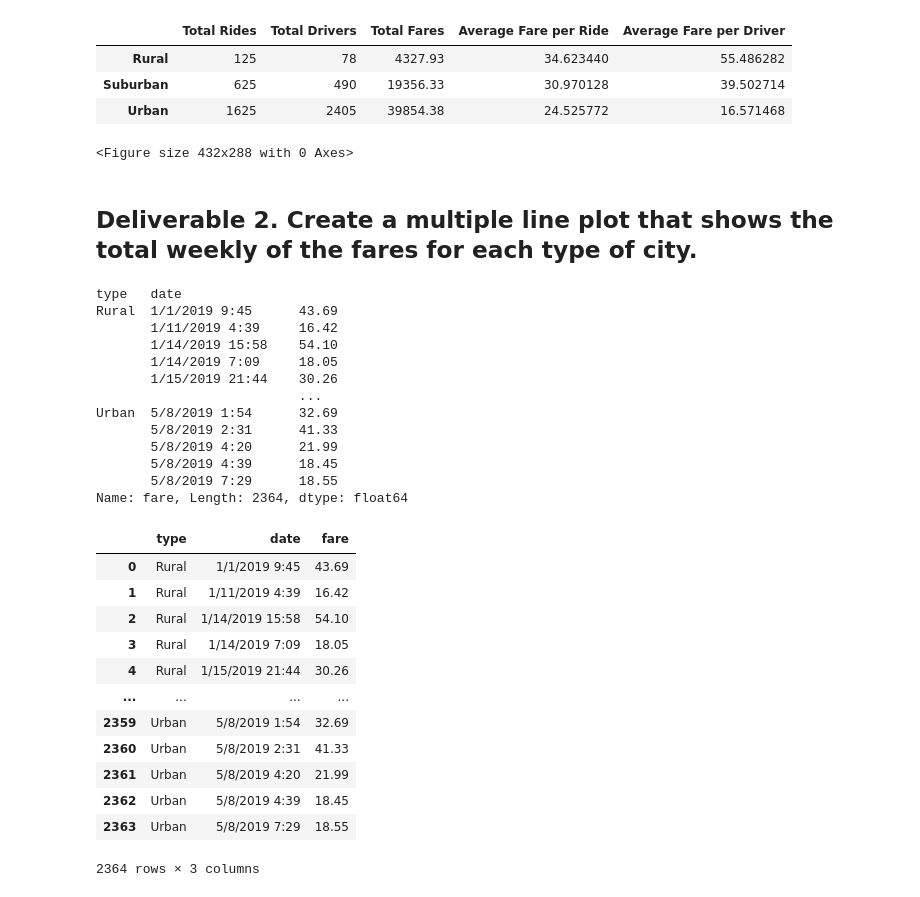
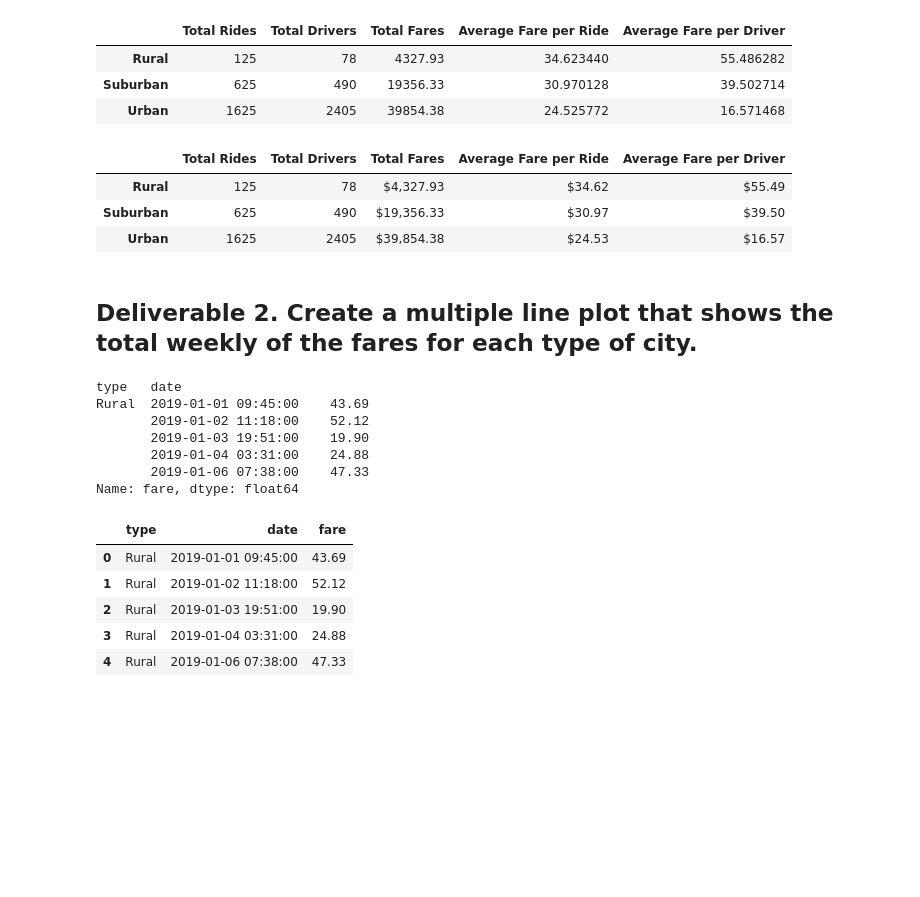
Before and after one commit to rhutDU18/PyBer_Analysis, a Jupyter notebook: Pyber_Challange/PyBer_Challenge_starter_code.ipynb, the cells around one changed output. Drawn from its saved outputs; the diff is of its cells as text; code cells hidden in the pictures; blank space fills up the shorter version.

```diff
--- a/Pyber_Challange/PyBer_Challenge_starter_code.ipynb
+++ b/Pyber_Challange/PyBer_Challenge_starter_code.ipynb
@@ -24,8 +33,8 @@ ride_data_df = pd.read_csv(ride_data_to_load)
 # Combine the data into a single dataset
 pyber_data_df = pd.merge(ride_data_df, city_data_df, how="left", on=["city", "city"])
 
-
-
+#format the date
+pyber_data_df["date"] = pd.to_datetime(pyber_data_df["date"])
 
 # Display the data table for preview
 pyber_data_df.head(100)
@@ -154,13 +163,12 @@ pyber_summary_df
 pyber_summary_df["Average Fare per Driver"] = pyber_summary_df["Average Fare per Driver"].map("${:,.2f}".format)
 pyber_summary_df
 
-
-
-plt.savefig("C:/Users/rhutc/OneDrive/Desktop/DU_Class_Folder/PyBer_Analysis/Analysis/Pyber_fare_summary_df.png")
-
-plt.show()
+pyber_summary_df.head()
 # %% [output]
-<Figure size 432x288 with 0 Axes>
+|  | Total Rides | Total Drivers | Total Fares | Average Fare per Ride | Average Fare per Driver |
+| Rural | 125 | 78 | $4,327.93 | $34.62 | $55.49 |
+| Suburban | 625 | 490 | $19,356.33 | $30.97 | $39.50 |
+| Urban | 1625 | 2405 | $39,854.38 | $24.53 | $16.57 |
 # %% [markdown]
 ## Deliverable 2.  Create a multiple line plot that shows the total weekly of the fares for each type of city.
 # %%
@@ -173,41 +181,28 @@ plt.show()
 #  for each date where the indices are the city type and date.
 
 total_weekly_fares_new_df = pyber_data_df.groupby(["type","date"]).sum()["fare"]
-total_weekly_fares_new_df
+total_weekly_fares_new_df.head()
 # %% [output]
 type   date
-Rural  1/1/2019 9:45      43.69
-       1/11/2019 4:39     16.42
-       1/14/2019 15:58    54.10
-       1/14/2019 7:09     18.05
-       1/15/2019 21:44    30.26
-                          ...
-Urban  5/8/2019 1:54      32.69
-       5/8/2019 2:31      41.33
-       5/8/2019 4:20      21.99
-       5/8/2019 4:39      18.45
-       5/8/2019 7:29      18.55
-Name: fare, Length: 2364, dtype: float64
+Rural  2019-01-01 09:45:00    43.69
+       2019-01-02 11:18:00    52.12
+       2019-01-03 19:51:00    19.90
+       2019-01-04 03:31:00    24.88
+       2019-01-06 07:38:00    47.33
+Name: fare, dtype: float64
 # %%
 # 3. Reset the index on the DataFrame you created in #1. This is needed to use the 'pivot()' function.
 
 
 total_weekly_fares_new_df = total_weekly_fares_new_df.reset_index()
-total_weekly_fares_new_df
+total_weekly_fares_new_df.head()
 # %% [output]
 |  | type | date | fare |
-| 0 | Rural | 1/1/2019 9:45 | 43.69 |
-| 1 | Rural | 1/11/2019 4:39 | 16.42 |
-| 2 | Rural | 1/14/2019 15:58 | 54.10 |
-| 3 | Rural | 1/14/2019 7:09 | 18.05 |
-| 4 | Rural | 1/15/2019 21:44 | 30.26 |
-| ... | ... | ... | ... |
-| 2359 | Urban | 5/8/2019 1:54 | 32.69 |
-| 2360 | Urban | 5/8/2019 2:31 | 41.33 |
-| 2361 | Urban | 5/8/2019 4:20 | 21.99 |
-| 2362 | Urban | 5/8/2019 4:39 | 18.45 |
-| 2363 | Urban | 5/8/2019 7:29 | 18.55 |
+| 0 | Rural | 2019-01-01 09:45:00 | 43.69 |
+| 1 | Rural | 2019-01-02 11:18:00 | 52.12 |
+| 2 | Rural | 2019-01-03 19:51:00 | 19.90 |
+| 3 | Rural | 2019-01-04 03:31:00 | 24.88 |
+| 4 | Rural | 2019-01-06 07:38:00 | 47.33 |
-2364 rows × 3 columns
 # %%
 # 4. Create a pivot table with the 'date' as the index, the columns ='type', and values='fare'
 # to get the total fares for each type of city by the date.
```
Also changed, not shown: parts of 9 cells of this notebook.
